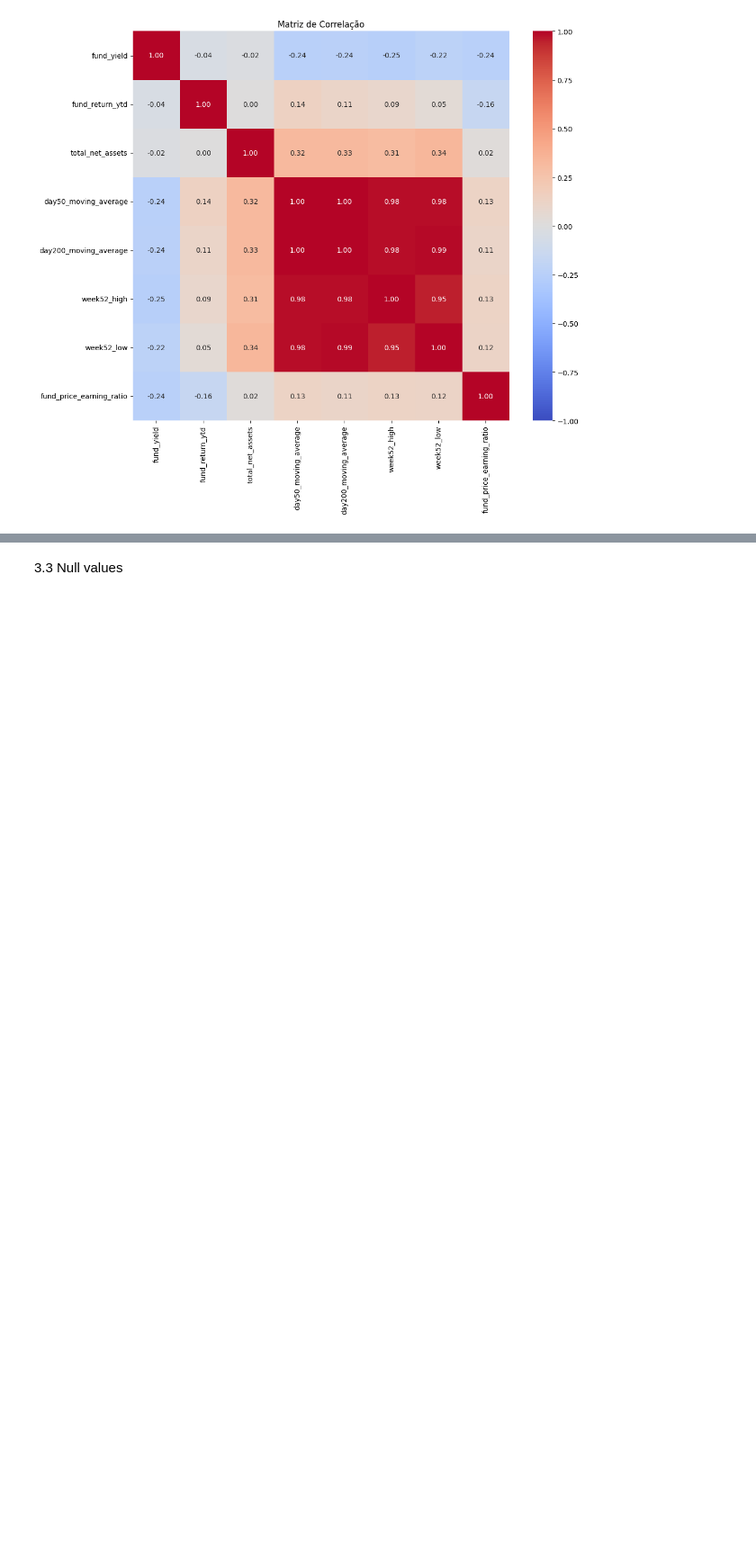
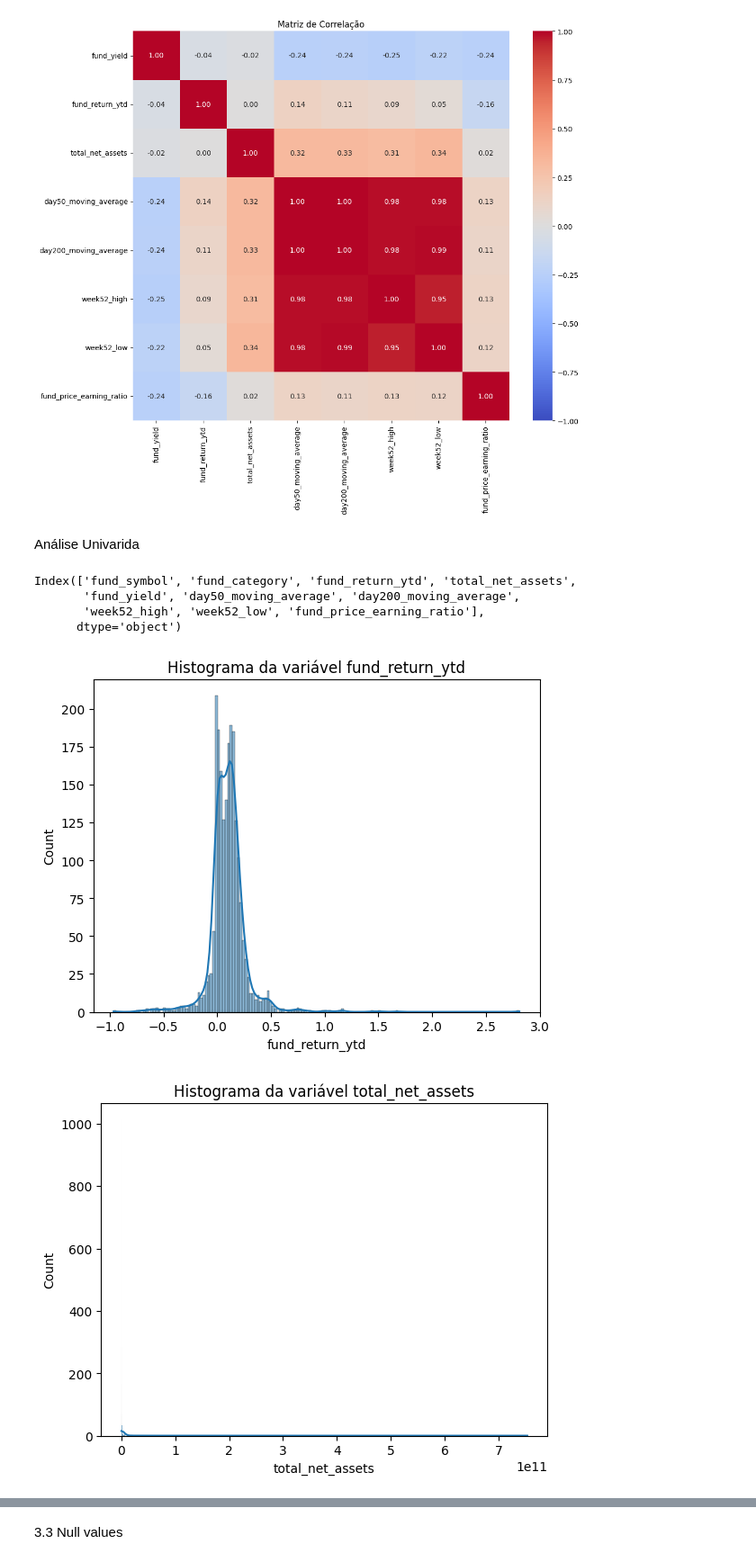
Before and after one commit to matheuszpher/data-science-portfolio, a Jupyter notebook: ml-real-problems/yahoo-investment-funds/notebooks/data-explo-and-process.ipynb, the cells around one changed output, grey strips where cells are left out. Shown at 90% size. Saved outputs shown, nothing was run; the diff lists cells and outputs as text; code cells hidden in the pictures; blank space fills up the shorter version.

```diff
--- a/ml-real-problems/yahoo-investment-funds/notebooks/data-explo-and-process.ipynb
+++ b/ml-real-problems/yahoo-investment-funds/notebooks/data-explo-and-process.ipynb
@@ -126,3 +158,24 @@ plt.title('Matriz de Correlação')
 plt.show()
 # %% [output]
 [figure]
+# %% [markdown]
+Análise Univarida
+# %%
+etfs.columns
+# %% [output]
+Index(['fund_symbol', 'fund_category', 'fund_return_ytd', 'total_net_assets',
+       'fund_yield', 'day50_moving_average', 'day200_moving_average',
+       'week52_high', 'week52_low', 'fund_price_earning_ratio'],
+      dtype='object')
+# %%
+numerical = ['fund_return_ytd', 'total_net_assets', 'fund_yield',
+             'day50_moving_average', 'day200_moving_average', 'week52_high',
+             'week52_low', 'fund_price_earning_ratio']
+# %%
+for col in numerical:
+    sns.histplot(x = col, data = etfs, kde = True)
+    plt.title(f'Histograma da variável {col}')
+    plt.show()
+# %% [output]
+[figure, added]
+[figure, added]
```
Also changed, not shown: parts of 7 cells of this notebook, 8 other files.
